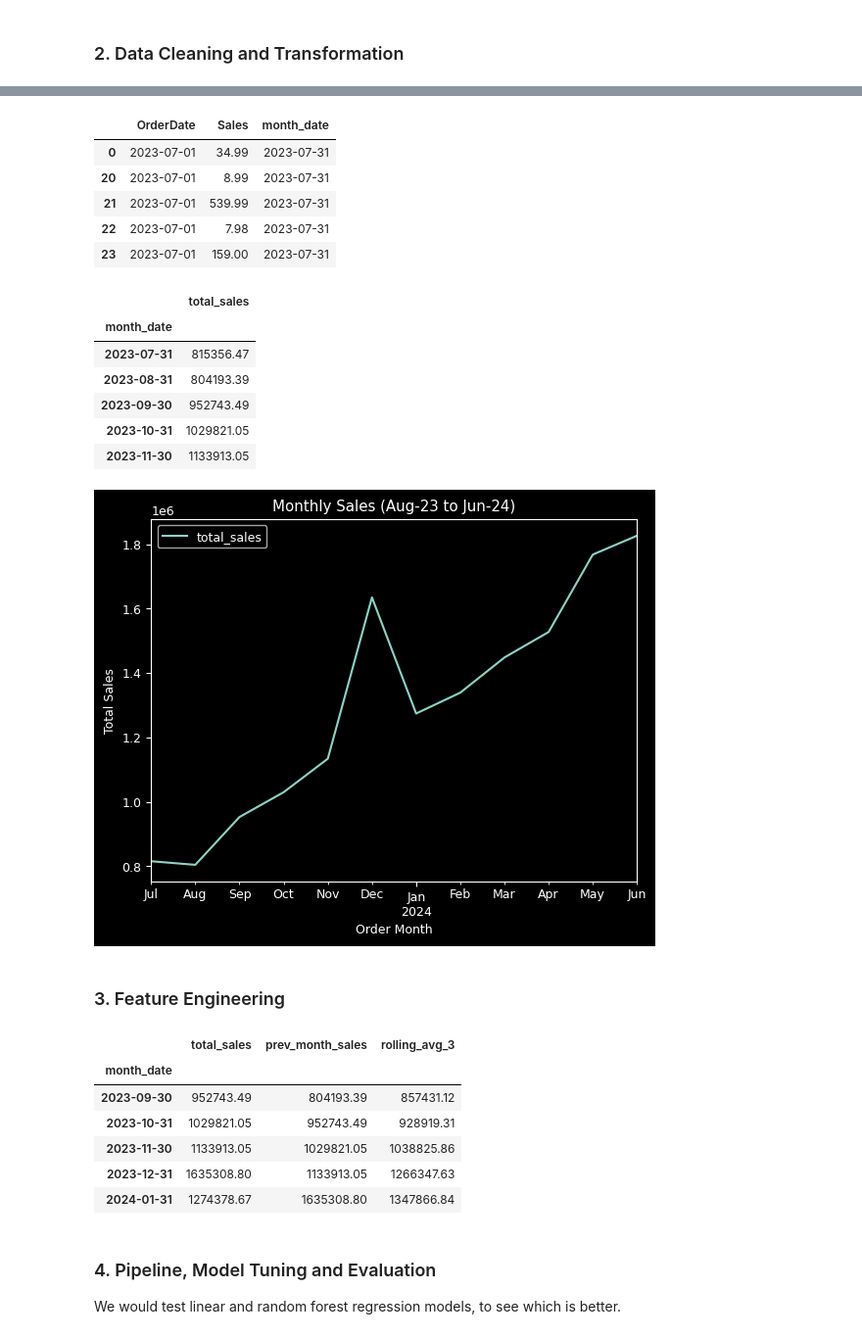
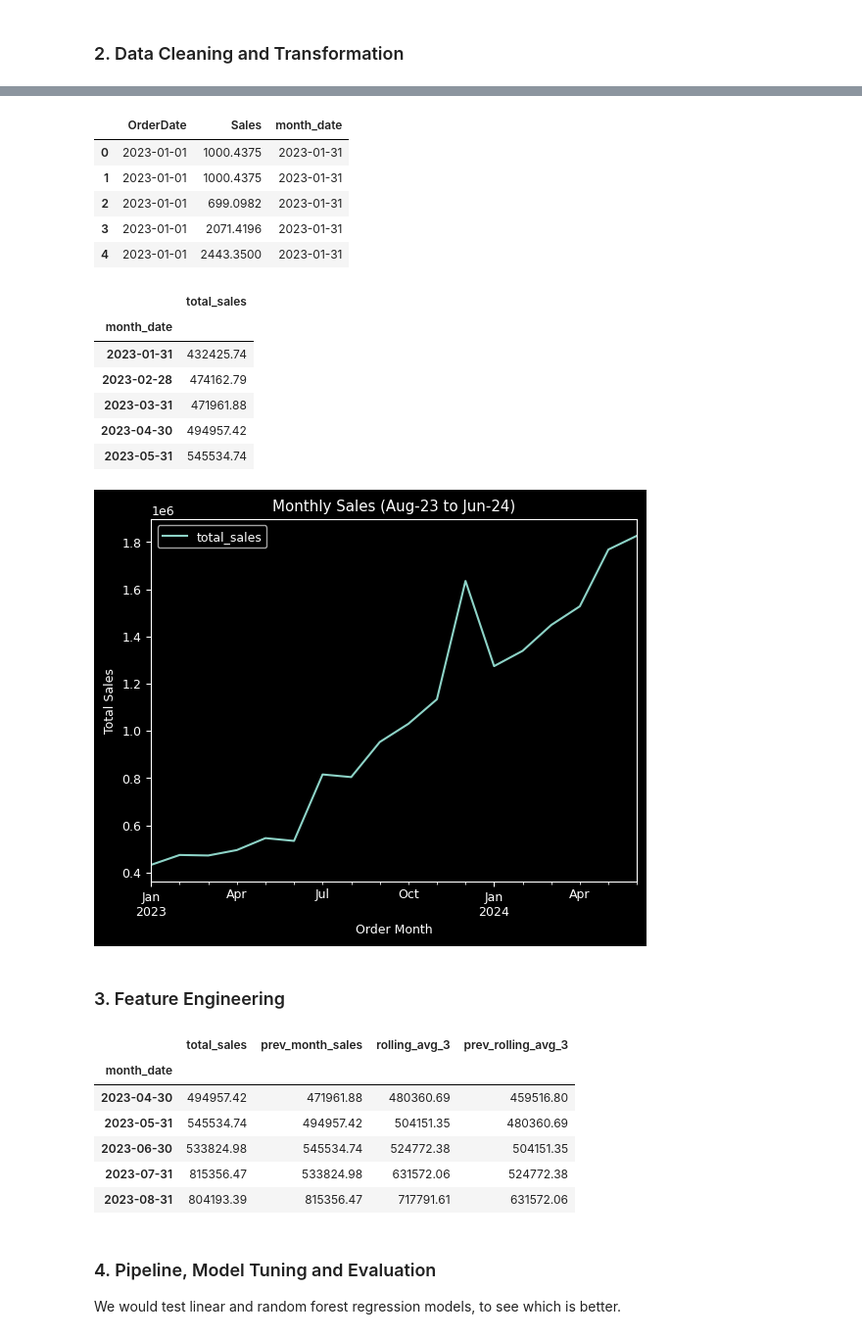
Before and after one commit to donchi/portfolio, a Jupyter notebook: Sales Forecast- Machine Learning/Sales-Prediction.ipynb, the cells around one changed output, grey strips where cells are left out. Shown at 98% size. Saved outputs shown, nothing was run; the diff lists cells and outputs as text; code cells hidden in the pictures.

```diff
--- a/Sales Forecast- Machine Learning/Sales-Prediction.ipynb
+++ b/Sales Forecast- Machine Learning/Sales-Prediction.ipynb
@@ -65,10 +65,10 @@ memory usage: 3.3+ MB
 
 # get the max order date and offset by 12 months
 max_date = max(df_sales["OrderDate"])
-date_12_months_ago = max_date - pd.DateOffset(months=12)
+date_18_months_ago = max_date - pd.DateOffset(months=18)
 
 # filter last 12 months
-df_sales = df_sales.loc[df_sales["OrderDate"] > date_12_months_ago]
+df_sales = df_sales.loc[df_sales["OrderDate"] > date_18_months_ago]
 df_sales.head(3)
 # %% [output]
 |  | OrderDate | OrderNumber | ProductKey | CustomerKey | TerritoryKey | OrderLineItem | OrderQuantity |
@@ -131,11 +131,11 @@ sales_data["month_date"] = sales_data["OrderDate"] + pd.offsets.MonthEnd(0)
 sales_data.head()
 # %% [output]
 |  | OrderDate | Sales | month_date |
-| 0 | 2023-07-01 | 34.99 | 2023-07-31 |
-| 20 | 2023-07-01 | 8.99 | 2023-07-31 |
-| 21 | 2023-07-01 | 539.99 | 2023-07-31 |
-| 22 | 2023-07-01 | 7.98 | 2023-07-31 |
-| 23 | 2023-07-01 | 159.00 | 2023-07-31 |
+| 0 | 2023-01-01 | 1000.4375 | 2023-01-31 |
+| 1 | 2023-01-01 | 1000.4375 | 2023-01-31 |
+| 2 | 2023-01-01 | 699.0982 | 2023-01-31 |
+| 3 | 2023-01-01 | 2071.4196 | 2023-01-31 |
+| 4 | 2023-01-01 | 2443.3500 | 2023-01-31 |
 # %%
 # Round total sales to 2 decimals
 pd.set_option('display.float_format', lambda x: '%.2f' %x)
@@ -146,11 +146,11 @@ monthly_sales.head()
 # %% [output]
 |  | total_sales |
 | month_date |  |
-| 2023-07-31 | 815356.47 |
-| 2023-08-31 | 804193.39 |
-| 2023-09-30 | 952743.49 |
-| 2023-10-31 | 1029821.05 |
-| 2023-11-30 | 1133913.05 |
+| 2023-01-31 | 432425.74 |
+| 2023-02-28 | 474162.79 |
+| 2023-03-31 | 471961.88 |
+| 2023-04-30 | 494957.42 |
+| 2023-05-31 | 545534.74 |
 # %%
 # Visualize the data
 plt.style.use('dark_background')
@@ -159,28 +159,31 @@ ax = monthly_sales.plot()
 ax.set(title="Monthly Sales (Aug-23 to Jun-24)", xlabel="Order Month", ylabel="Total Sales" )
 plt.show()
 # %% [output]
-[figure, old version]
+[figure, new version]
 # %% [markdown]
 ### 3. Feature Engineering
 # %%
 # Get previous month sales feature
 monthly_sales['prev_month_sales'] = monthly_sales['total_sales'].shift(1)
 
 # Add a 3-month rolling average feature
 monthly_sales['rolling_avg_3'] = monthly_sales['total_sales'].rolling(window=3).mean()
 
+# Get previous 3 month rolling avg
+monthly_sales['prev_rolling_avg_3'] = monthly_sales['rolling_avg_3'].shift(1)
+
 # drop null values
-monthly_sales.dropna(inplace=True)
+monthly_sales.dropna(inplace=True) # first 3 months have nulls and would be dropped
 
 monthly_sales.head()
 # %% [output]
-|  | total_sales | prev_month_sales | rolling_avg_3 |
-| month_date |  |  |  |
-| 2023-09-30 | 952743.49 | 804193.39 | 857431.12 |
-| 2023-10-31 | 1029821.05 | 952743.49 | 928919.31 |
-| 2023-11-30 | 1133913.05 | 1029821.05 | 1038825.86 |
-| 2023-12-31 | 1635308.80 | 1133913.05 | 1266347.63 |
-| 2024-01-31 | 1274378.67 | 1635308.80 | 1347866.84 |
+|  | total_sales | prev_month_sales | rolling_avg_3 | prev_rolling_avg_3 |
+| month_date |  |  |  |  |
+| 2023-04-30 | 494957.42 | 471961.88 | 480360.69 | 459516.80 |
+| 2023-05-31 | 545534.74 | 494957.42 | 504151.35 | 480360.69 |
+| 2023-06-30 | 533824.98 | 545534.74 | 524772.38 | 504151.35 |
+| 2023-07-31 | 815356.47 | 533824.98 | 631572.06 | 524772.38 |
+| 2023-08-31 | 804193.39 | 815356.47 | 717791.61 | 631572.06 |
 # %% [markdown]
 ### 4. Pipeline, Model Tuning and Evaluation
 We would test linear and random forest regression models, to see which is better.
```
Also changed, not shown: parts of 14 cells of this notebook, 2 other files.
